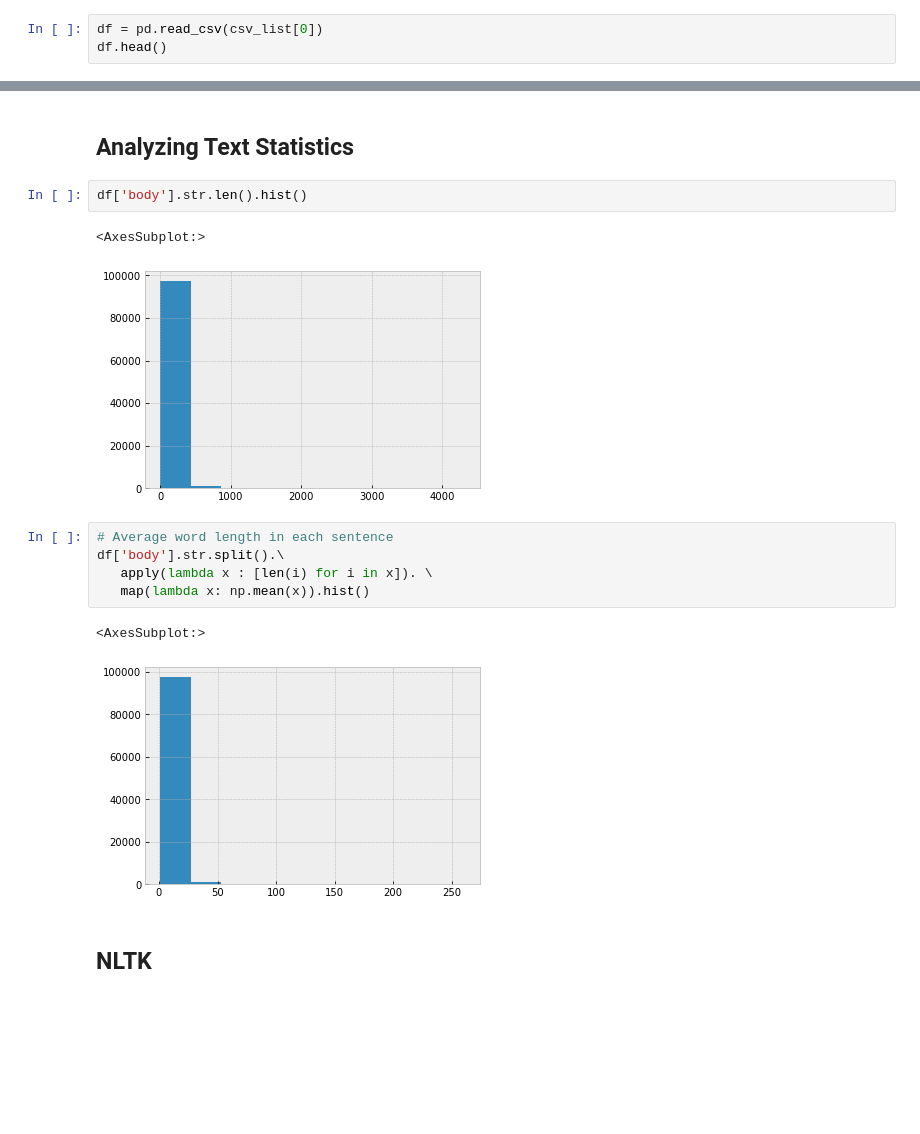
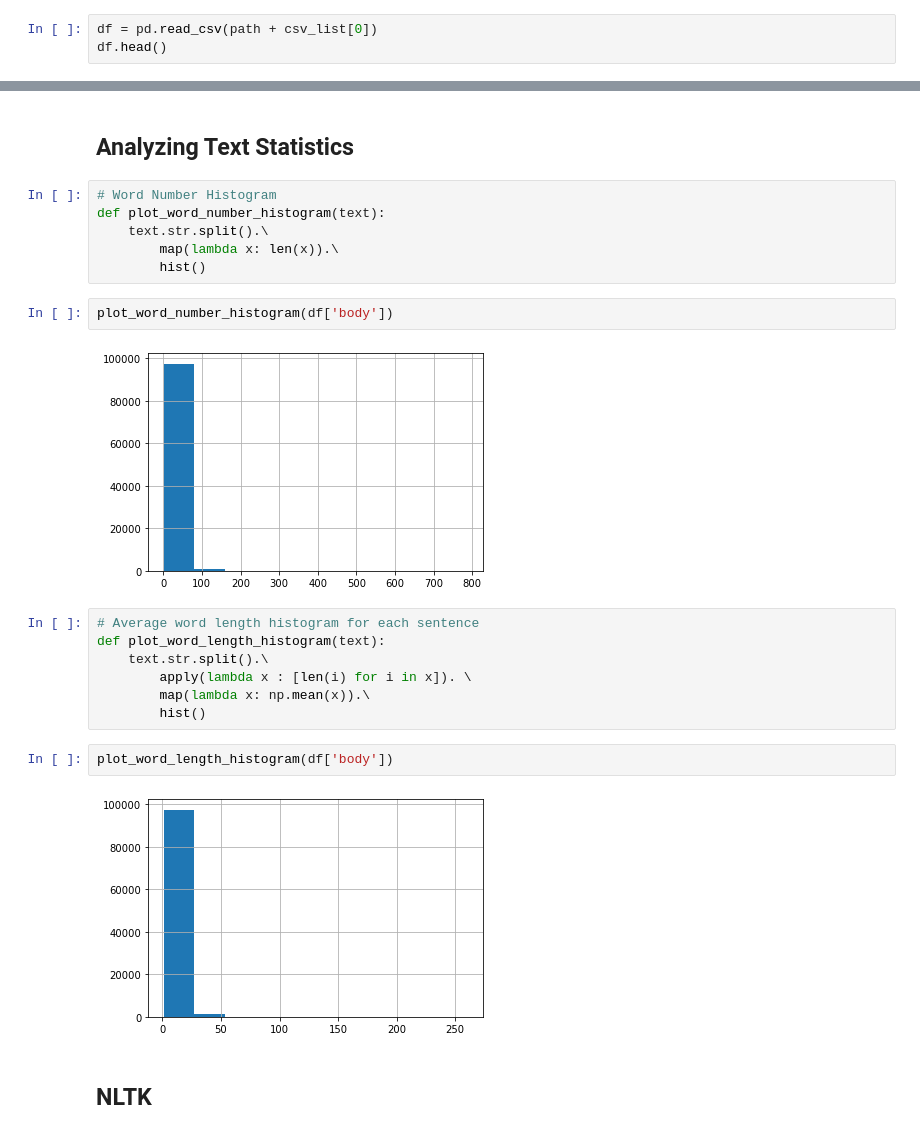
Before and after one commit to dplem/Cryptocurrency-Market-Forecasting, a Jupyter notebook: Notebooks/Exploratory_Analysis.ipynb, the cells around one changed output, grey strips where cells are left out. Saved outputs shown, nothing was run; the diff lists cells and outputs as text; blank space fills up the shorter version.

Commit message:
Added function to explore text data

```diff
--- a/Notebooks/Exploratory_Analysis.ipynb
+++ b/Notebooks/Exploratory_Analysis.ipynb
@@ -61,7 +51,7 @@ csv_list[0]
 # %% [output]
 'Cryptocurrency_2021-08-07.csv'
 # %%
-df = pd.read_csv(csv_list[0])
+df = pd.read_csv(path + csv_list[0])
 df.head()
 # %% [output]
 |  | author | author_fullname | author_premium | body | collapsed_reason_code | comment_type | created_utc | ... |
@@ -125,19 +115,27 @@ df.head()
 | 4 | Gabus_Bego | t2_bbs0wmdt | False | Thank you, my dude. | NaN | NaN | 1628333276 | ... |
 # %% [markdown]
 ## Analyzing Text Statistics
-# %%
-df['body'].str.len().hist()
-# %% [output]
-<AxesSubplot:>
-[figure, removed]
+# %%
+# Word Number Histogram
+def plot_word_number_histogram(text):
+    text.str.split().\
+        map(lambda x: len(x)).\
+        hist()
+# %%
+plot_word_number_histogram(df['body'])
+# %% [output]
+[figure, added]
 # %%
-# Average word length in each sentence
-df['body'].str.split().\
-   apply(lambda x : [len(i) for i in x]). \
-   map(lambda x: np.mean(x)).hist()
+# Average word length histogram for each sentence
+def plot_word_length_histogram(text):
+    text.str.split().\
+        apply(lambda x : [len(i) for i in x]). \
+        map(lambda x: np.mean(x)).\
+        hist()
-# %% [output]
-<AxesSubplot:>
-[figure, removed]
+# %%
+plot_word_length_histogram(df['body'])
+# %% [output]
+[figure, added]
 # %% [markdown]
 ## NLTK
 # %%
```
Also changed, not shown: parts of 20 cells of this notebook.
